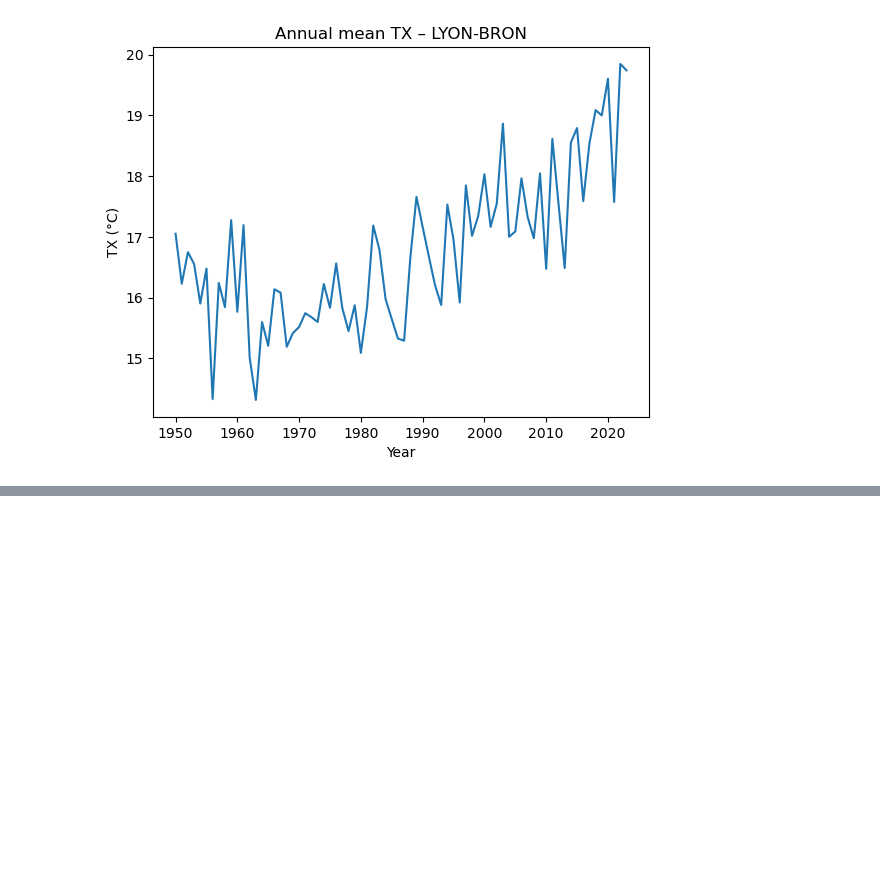
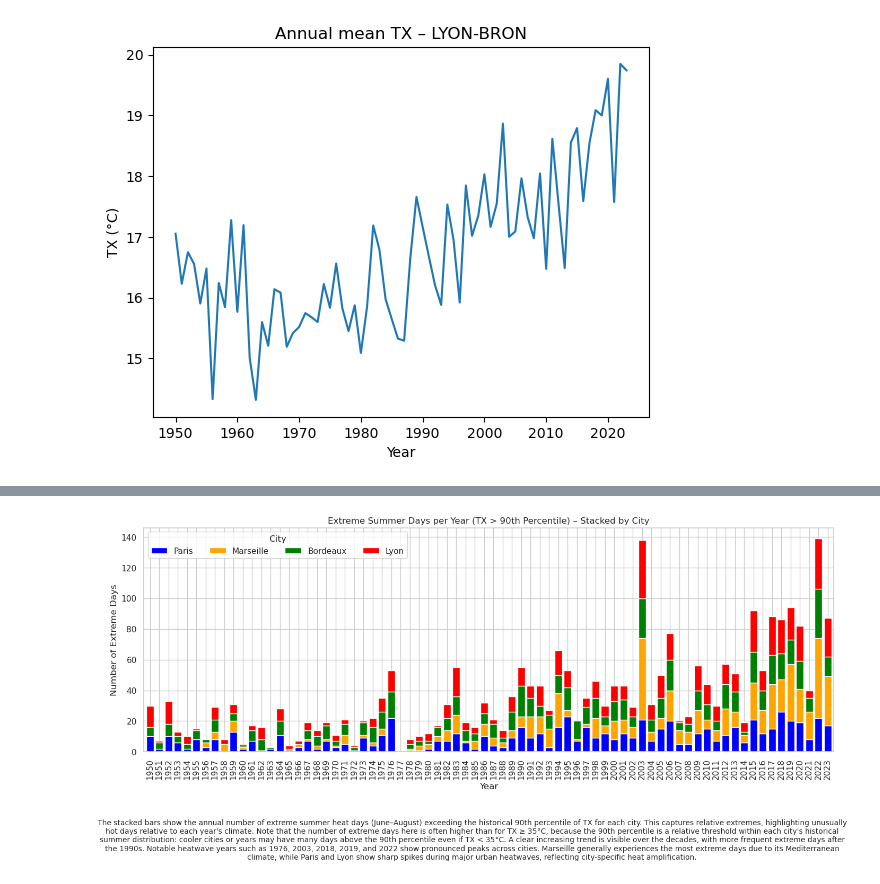
Before and after one commit to SimonCardia/extreme_heat_sc, a Jupyter notebook: Extreme Temp pre-processing for testing.ipynb, the cells around one changed output, grey strips where cells are left out. Saved outputs shown, nothing was run; the diff lists cells and outputs as text; code cells hidden in the pictures; blank space fills up the shorter version.

```diff
--- a/Extreme Temp pre-processing for testing.ipynb
+++ b/Extreme Temp pre-processing for testing.ipynb
@@ -747,0 +535,99 @@ plt.show()
+# %%
+import pandas as pd
+import matplotlib.pyplot as plt
+import seaborn as sns
+
+sns.set(style="whitegrid")
+plt.rcParams["figure.figsize"] = (14,6)
+
+# =========================
+# Dictionary with cities and DataFrames
+# =========================
+cities = {
+    "Paris": df_75,
+    "Marseille": df_13,
+    "Bordeaux": df_33,
+    "Lyon": df_69
+}
+
+# =========================
+# Calculation: number of summer days (JJA) above historical 90th percentile
+# =========================
+extreme_days_90 = pd.DataFrame()
+
+for city, df in cities.items():
+    # Select the best station
+    best_station = df.groupby("NOM_USUEL")["TX"].apply(lambda x: x.isna().mean()).sort_values().index[0]
+
+    # Only summer months (JJA)
+    df_city = df[(df["NOM_USUEL"] == best_station) & (df["date"].dt.month.isin([6,7,8]))].copy()
+
+    # Historical 90th percentile (all summer months over all years)
+    threshold = df_city["TX"].quantile(0.9)
+
+    # Extract year
+    df_city["year"] = df_city["date"].dt.year
+
+    # Count number of days per year above 90th percentile
+    extreme_per_year = df_city.groupby("year")["TX"].apply(lambda x: (x > threshold).sum())
+
+    extreme_days_90[city] = extreme_per_year
+
+# Fill missing years with 0
+extreme_days_90 = extreme_days_90.fillna(0).sort_index()
+
+# =========================
+# Colors for cities
+# =========================
+city_colors = {
+    "Paris": "blue",
+    "Marseille": "orange",
+    "Bordeaux": "green",
+    "Lyon": "red"
+}
+
+# =========================
+# Stacked Bar Plot
+# =========================
+fig, ax = plt.subplots(figsize=(14, 6))
+
+extreme_days_90.plot(
+    kind="bar",
+    stacked=True,
+    color=[city_colors[c] for c in extreme_days_90.columns],
+    width=0.8,
+    ax=ax
+)
+
+ax.set_title("Extreme Summer Days per Year (TX > 90th Percentile) – Stacked by City")
+ax.set_xlabel("Year")
+ax.set_ylabel("Number of Extreme Days")
+ax.legend(title="City", ncol=4)
+
+# =========================
+# Interpretation below the figure
+# =========================
+fig.text(
+    0.5,
+    0.02,
+    "The stacked bars show the annual number of extreme summer heat days (June–August) "
+    "exceeding the historical 90th percentile of TX for each city. "
+    "This captures relative extremes, highlighting unusually hot days relative to each year's climate. "
+    "Note that the number of extreme days here is often higher than for TX ≥ 35°C, because the 90th percentile "
+    "is a relative threshold within each city's historical summer distribution: cooler cities or years "
+    "may have many days above the 90th percentile even if TX < 35°C. "
+    "A clear increasing trend is visible over the decades, with more frequent extreme days after the 1990s. "
+    "Notable heatwave years such as 1976, 2003, 2018, 2019, and 2022 show pronounced peaks across cities. "
+    "Marseille generally experiences the most extreme days due to its Mediterranean climate, "
+    "while Paris and Lyon show sharp spikes during major urban heatwaves, reflecting city-specific heat amplification.",
+    ha="center",
+    va="top",
+    fontsize=10,
+    wrap=True
+)
+
+# Adjust layout to make space for the interpretation text
+plt.tight_layout(rect=[0, 0.08, 1, 1])
+plt.show()
+# %% [output]
+[figure, added]
```
Also changed, not shown: parts of 5 cells of this notebook.
